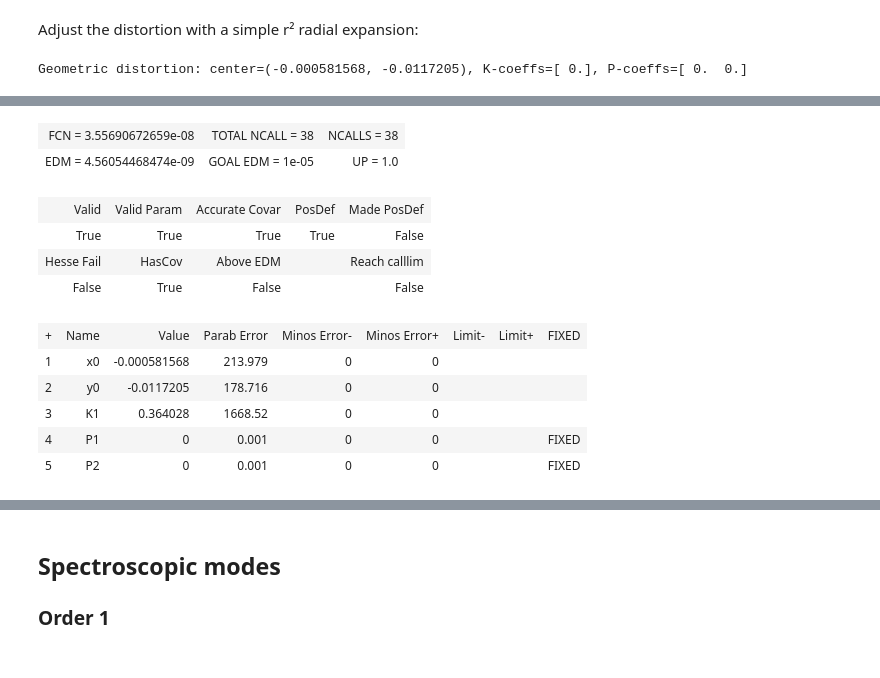
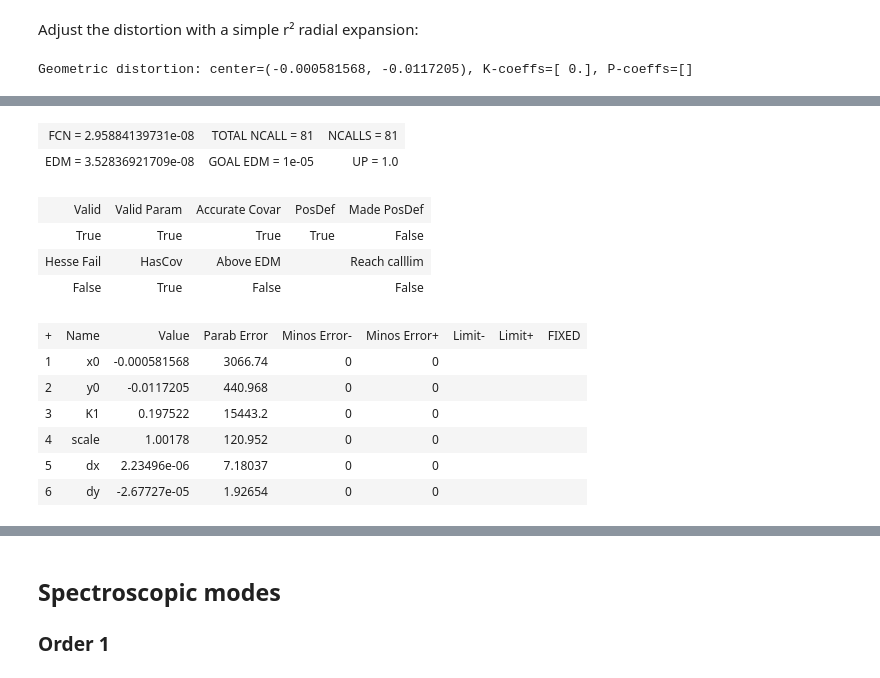
Before and after one commit to ycopin/spectrogrism, a Jupyter notebook: doc/NISP_distortions.ipynb, the cells around one changed output, grey strips where cells are left out. Cells and saved outputs as stored; diff of their text form; code cells hidden in the pictures.

```diff
--- a/doc/NISP_distortions.ipynb
+++ b/doc/NISP_distortions.ipynb
@@ -101,26 +101,27 @@ ax.plot(r / 1e-3, dr / 1e-3, '.');
 # %% [markdown]
 Adjust the distortion with a simple r² radial expansion:
 # %%
-dist = D.GeometricDistortion(center, Kcoeffs=[0.], Pcoeffs=[0., 0.])
+dist = D.GeometricDistortion(center, Kcoeffs=[0.], Pcoeffs=[])
 print(dist)
 # %% [output]
-Geometric distortion: center=(-0.000581568, -0.0117205), K-coeffs=[ 0.], P-coeffs=[ 0.  0.]
+Geometric distortion: center=(-0.000581568, -0.0117205), K-coeffs=[ 0.], P-coeffs=[]
 # %%
-minuit = refgrid.adjust_distortion(grid, dist, fix_P1=True, fix_P2=True)
+minuit = refgrid.adjust_distortion(grid, dist, scale=True, offset=True)
 # %% [output]
 [interactive output not drawn]
-| FCN = 3.55690672659e-08 | TOTAL NCALL = 38 | NCALLS = 38 |
-| EDM = 4.56054468474e-09 | GOAL EDM = 1e-05 | UP = 1.0 |
+| FCN = 2.95884139731e-08 | TOTAL NCALL = 81 | NCALLS = 81 |
+| EDM = 3.52836921709e-08 | GOAL EDM = 1e-05 | UP = 1.0 |
 | Valid | Valid Param | Accurate Covar | PosDef | Made PosDef |
 | True | True | True | True | False |
 | Hesse Fail | HasCov | Above EDM |  | Reach calllim |
 | False | True | False |  | False |
 | + | Name | Value | Parab Error | Minos Error- | Minos Error+ | Limit- | Limit+ | FIXED |
-| 1 | x0 | -0.000581568 | 213.979 | 0 | 0 |  |  |  |
-| 2 | y0 | -0.0117205 | 178.716 | 0 | 0 |  |  |  |
-| 3 | K1 | 0.364028 | 1668.52 | 0 | 0 |  |  |  |
-| 4 | P1 | 0 | 0.001 | 0 | 0 |  |  | FIXED |
-| 5 | P2 | 0 | 0.001 | 0 | 0 |  |  | FIXED |
+| 1 | x0 | -0.000581568 | 3066.74 | 0 | 0 |  |  |  |
+| 2 | y0 | -0.0117205 | 440.968 | 0 | 0 |  |  |  |
+| 3 | K1 | 0.197522 | 15443.2 | 0 | 0 |  |  |  |
+| 4 | scale | 1.00178 | 120.952 | 0 | 0 |  |  |  |
+| 5 | dx | 2.23496e-06 | 7.18037 | 0 | 0 |  |  |  |
+| 6 | dy | -2.67727e-05 | 1.92654 | 0 | 0 |  |  |  |
 [interactive output not drawn]
 # %%
 adjrms = minuit.fval ** 0.5  # objfun is RMS**2
```
Also changed, not shown: parts of 8 cells of this notebook, 5 other files.
